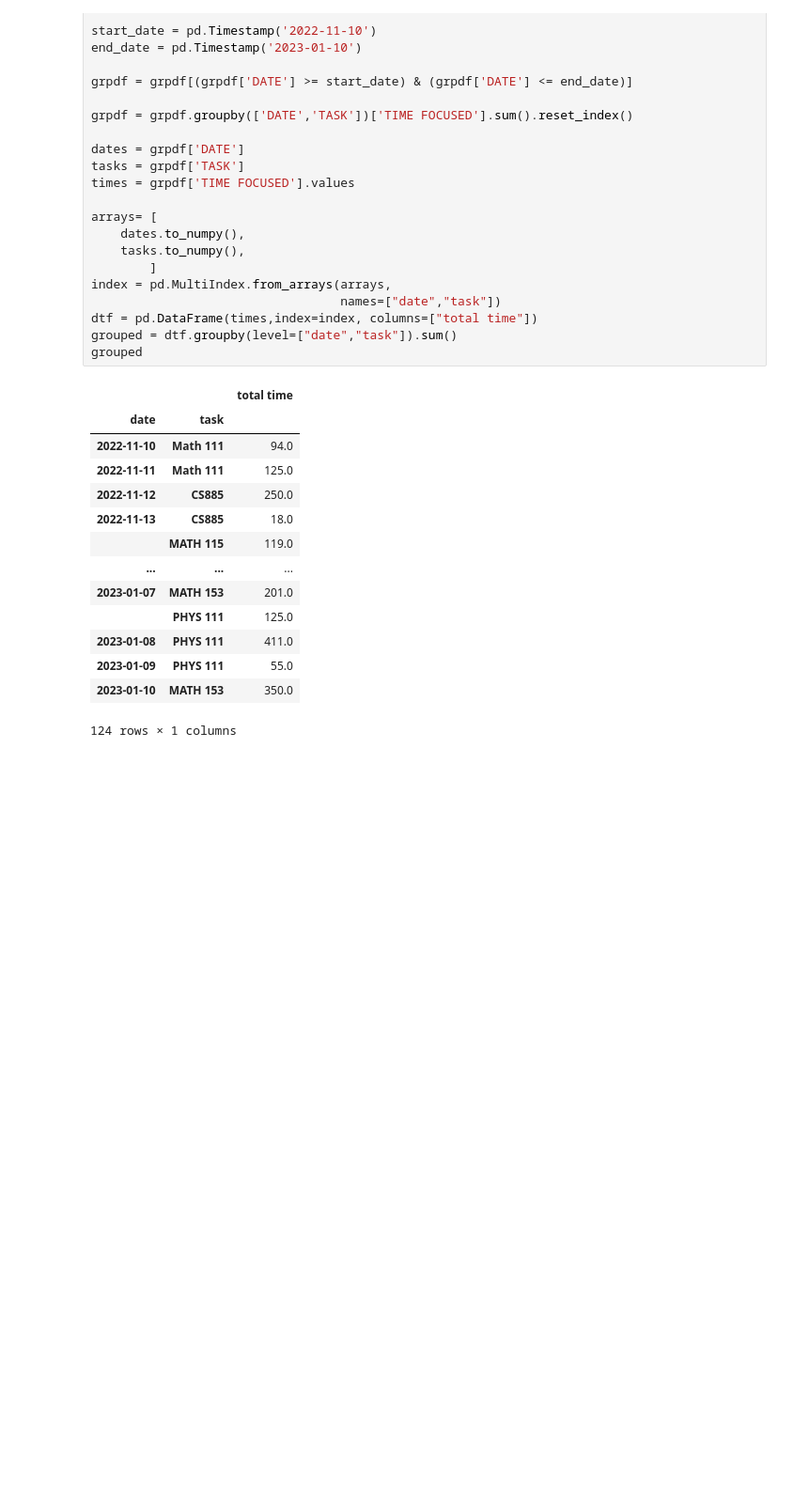
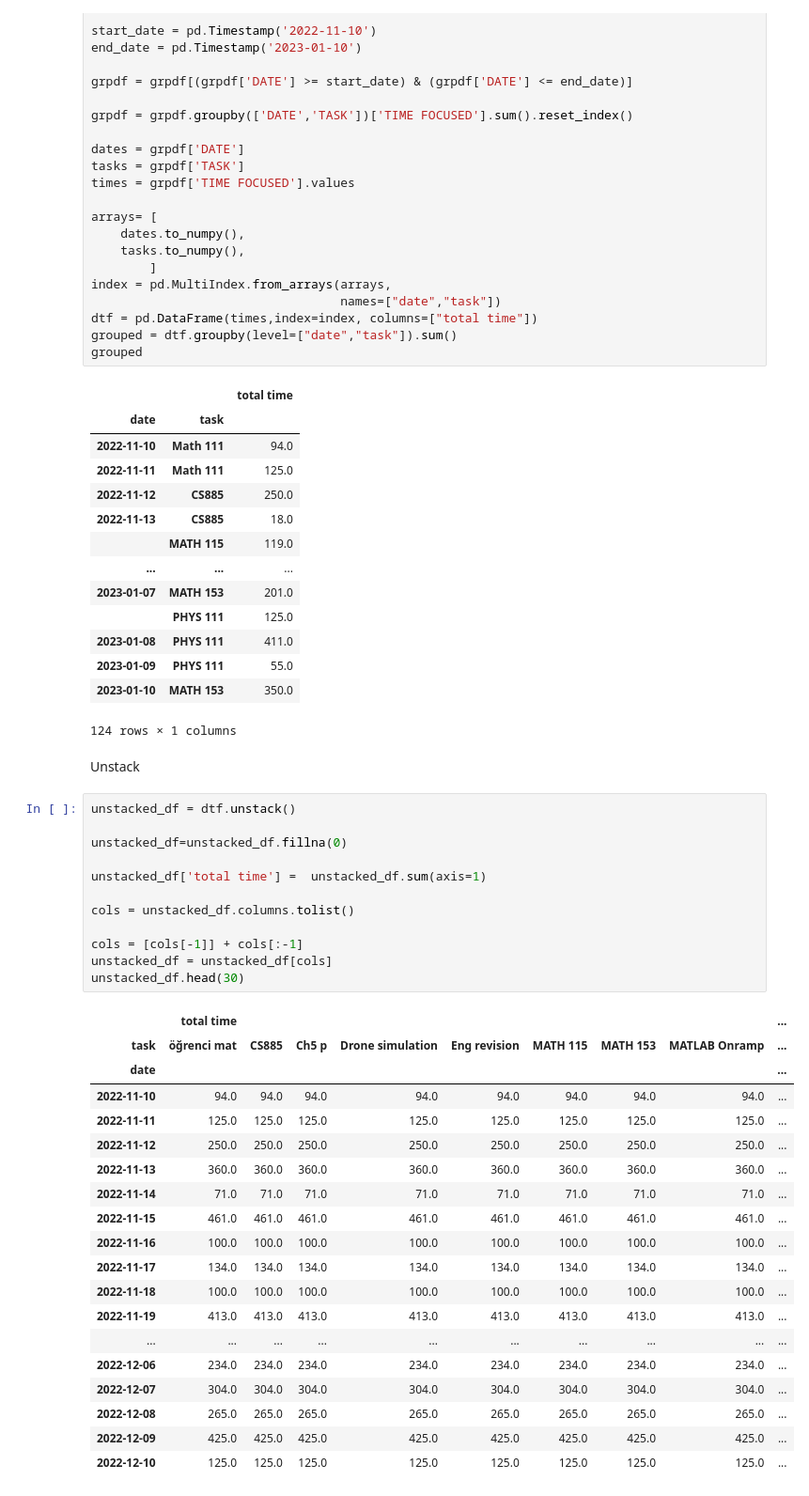
Before and after one commit to itszehrakaya/study-analysis, a Jupyter notebook: data_manipulation.ipynb, the cells around one changed output. Shown at 94% size. Drawn from its saved outputs; the diff is of its cells as text; blank space fills up the shorter version.

Commit message:
unstack

```diff
--- a/data_manipulation.ipynb
+++ b/data_manipulation.ipynb
@@ -301,3 +301,37 @@ grouped
 | 2023-01-09 | PHYS 111 | 55.0 |
 | 2023-01-10 | MATH 153 | 350.0 |
 124 rows × 1 columns
+# %% [markdown]
+Unstack
+# %%
+unstacked_df = dtf.unstack()
+
+unstacked_df=unstacked_df.fillna(0)
+
+unstacked_df['total time'] =  unstacked_df.sum(axis=1)
+
+cols = unstacked_df.columns.tolist()
+
+cols = [cols[-1]] + cols[:-1]
+unstacked_df = unstacked_df[cols]
+unstacked_df.head(30)
+# %% [output]
+|  | total time |  |  |  |  |  |  |  | ... |
+| task | öğrenci mat | CS885 | Ch5 p | Drone simulation | Eng revision | MATH 115 | MATH 153 | MATLAB Onramp | ... |
+| date |  |  |  |  |  |  |  |  | ... |
+| 2022-11-10 | 94.0 | 94.0 | 94.0 | 94.0 | 94.0 | 94.0 | 94.0 | 94.0 | ... |
+| 2022-11-11 | 125.0 | 125.0 | 125.0 | 125.0 | 125.0 | 125.0 | 125.0 | 125.0 | ... |
+| 2022-11-12 | 250.0 | 250.0 | 250.0 | 250.0 | 250.0 | 250.0 | 250.0 | 250.0 | ... |
+| 2022-11-13 | 360.0 | 360.0 | 360.0 | 360.0 | 360.0 | 360.0 | 360.0 | 360.0 | ... |
+| 2022-11-14 | 71.0 | 71.0 | 71.0 | 71.0 | 71.0 | 71.0 | 71.0 | 71.0 | ... |
+| 2022-11-15 | 461.0 | 461.0 | 461.0 | 461.0 | 461.0 | 461.0 | 461.0 | 461.0 | ... |
+| 2022-11-16 | 100.0 | 100.0 | 100.0 | 100.0 | 100.0 | 100.0 | 100.0 | 100.0 | ... |
+| 2022-11-17 | 134.0 | 134.0 | 134.0 | 134.0 | 134.0 | 134.0 | 134.0 | 134.0 | ... |
+| 2022-11-18 | 100.0 | 100.0 | 100.0 | 100.0 | 100.0 | 100.0 | 100.0 | 100.0 | ... |
+| 2022-11-19 | 413.0 | 413.0 | 413.0 | 413.0 | 413.0 | 413.0 | 413.0 | 413.0 | ... |
+| ... | ... | ... | ... | ... | ... | ... | ... | ... | ... |
+| 2022-12-06 | 234.0 | 234.0 | 234.0 | 234.0 | 234.0 | 234.0 | 234.0 | 234.0 | ... |
+| 2022-12-07 | 304.0 | 304.0 | 304.0 | 304.0 | 304.0 | 304.0 | 304.0 | 304.0 | ... |
+| 2022-12-08 | 265.0 | 265.0 | 265.0 | 265.0 | 265.0 | 265.0 | 265.0 | 265.0 | ... |
+| 2022-12-09 | 425.0 | 425.0 | 425.0 | 425.0 | 425.0 | 425.0 | 425.0 | 425.0 | ... |
+| 2022-12-10 | 125.0 | 125.0 | 125.0 | 125.0 | 125.0 | 125.0 | 125.0 | 125.0 | ... |
```
